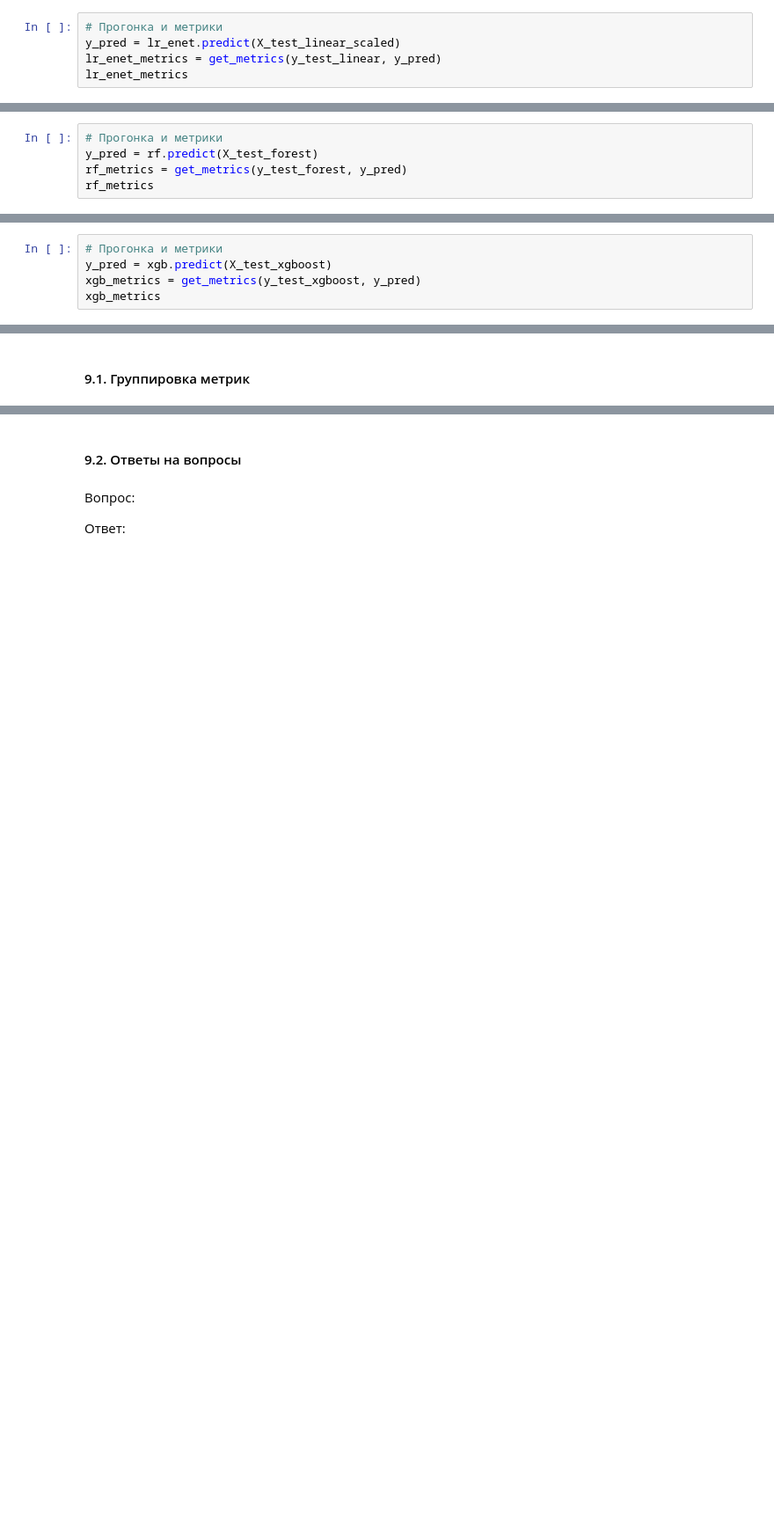
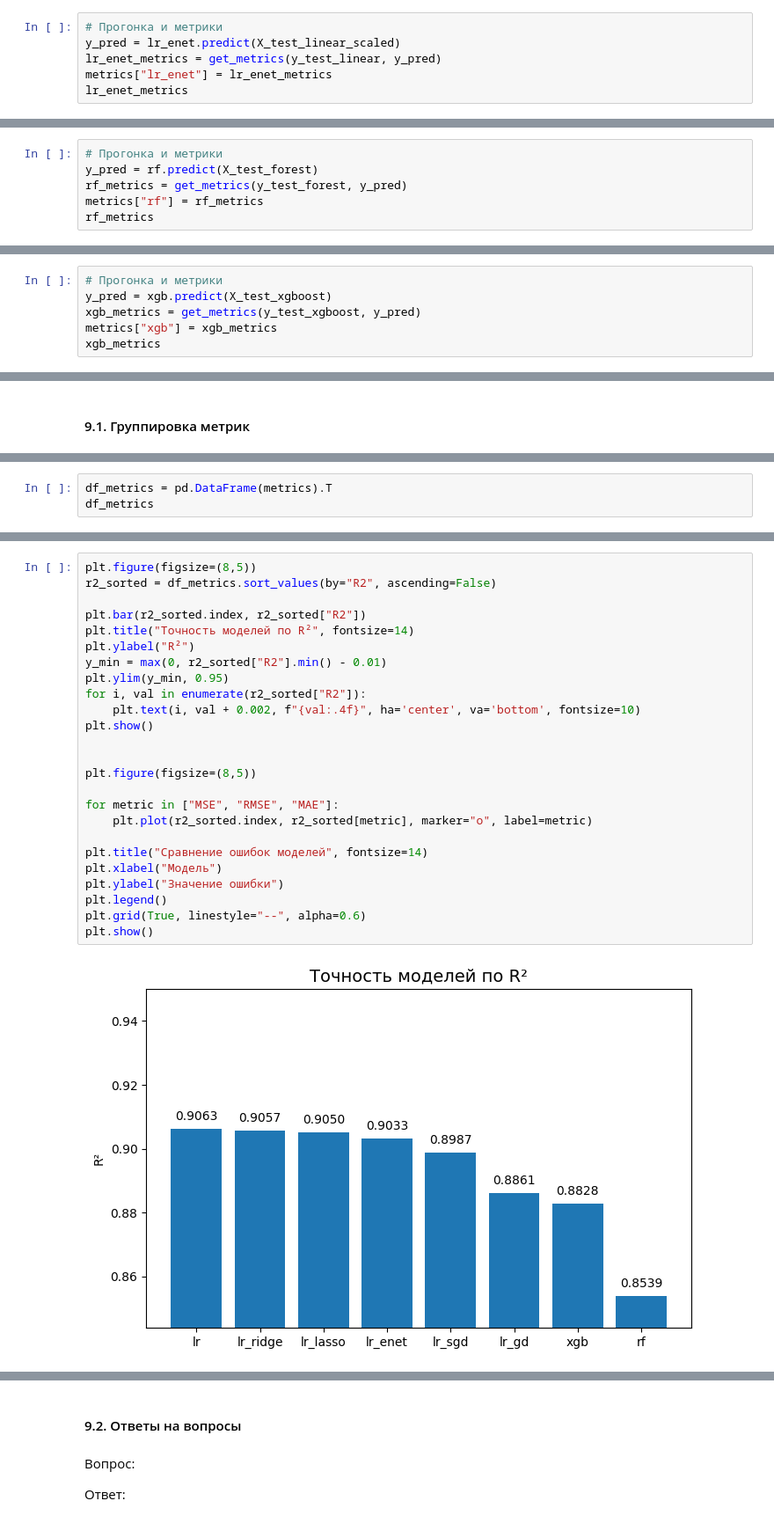
Before and after one commit to EgorX2000/ml_labs, a Jupyter notebook: 1/lr_1.ipynb, the cells around one changed output, grey strips where cells are left out. Shown at 88% size. Drawn from its saved outputs; the diff is of its cells as text; blank space fills up the shorter version.

Commit message:
lab_1 classes + graphics

```diff
--- a/1/lr_1.ipynb
+++ b/1/lr_1.ipynb
@@ -742,6 +770,7 @@ ElasticNet(alpha=0.01)
 # Прогонка и метрики
 y_pred = lr_enet.predict(X_test_linear_scaled)
 lr_enet_metrics = get_metrics(y_test_linear, y_pred)
+metrics["lr_enet"] = lr_enet_metrics
 lr_enet_metrics
 # %% [output]
 {'MSE': 27.807573124456404,
@@ -768,5 +797,6 @@ RandomForestRegressor(n_estimators=200, n_jobs=-1, random_state=21)
 # Прогонка и метрики
 y_pred = rf.predict(X_test_forest)
 rf_metrics = get_metrics(y_test_forest, y_pred)
+metrics["rf"] = rf_metrics
 rf_metrics
 # %% [output]
@@ -806,6 +836,7 @@ XGBRegressor(base_score=None, booster=None, callbacks=None,
 # Прогонка и метрики
 y_pred = xgb.predict(X_test_xgboost)
 xgb_metrics = get_metrics(y_test_xgboost, y_pred)
+metrics["xgb"] = xgb_metrics
 xgb_metrics
 # %% [output]
 {'MSE': 33.69100669392123,
@@ -1029,0 +1144,3 @@ plt.show()
+# %%
+df_metrics = pd.DataFrame(metrics).T
+df_metrics
@@ -1029,0 +1157,27 @@ plt.show()
+# %%
+plt.figure(figsize=(8,5))
+r2_sorted = df_metrics.sort_values(by="R2", ascending=False)
+
+plt.bar(r2_sorted.index, r2_sorted["R2"])
+plt.title("Точность моделей по R²", fontsize=14)
+plt.ylabel("R²")
+y_min = max(0, r2_sorted["R2"].min() - 0.01)
+plt.ylim(y_min, 0.95)
+for i, val in enumerate(r2_sorted["R2"]):
+    plt.text(i, val + 0.002, f"{val:.4f}", ha='center', va='bottom', fontsize=10)
+plt.show()
+
+
+plt.figure(figsize=(8,5))
+
+for metric in ["MSE", "RMSE", "MAE"]:
+    plt.plot(r2_sorted.index, r2_sorted[metric], marker="o", label=metric)
+
+plt.title("Сравнение ошибок моделей", fontsize=14)
+plt.xlabel("Модель")
+plt.ylabel("Значение ошибки")
+plt.legend()
+plt.grid(True, linestyle="--", alpha=0.6)
+plt.show()
+# %% [output]
+[figure, added]
```
Also changed, not shown: parts of 21 cells of this notebook, 1 other file.
